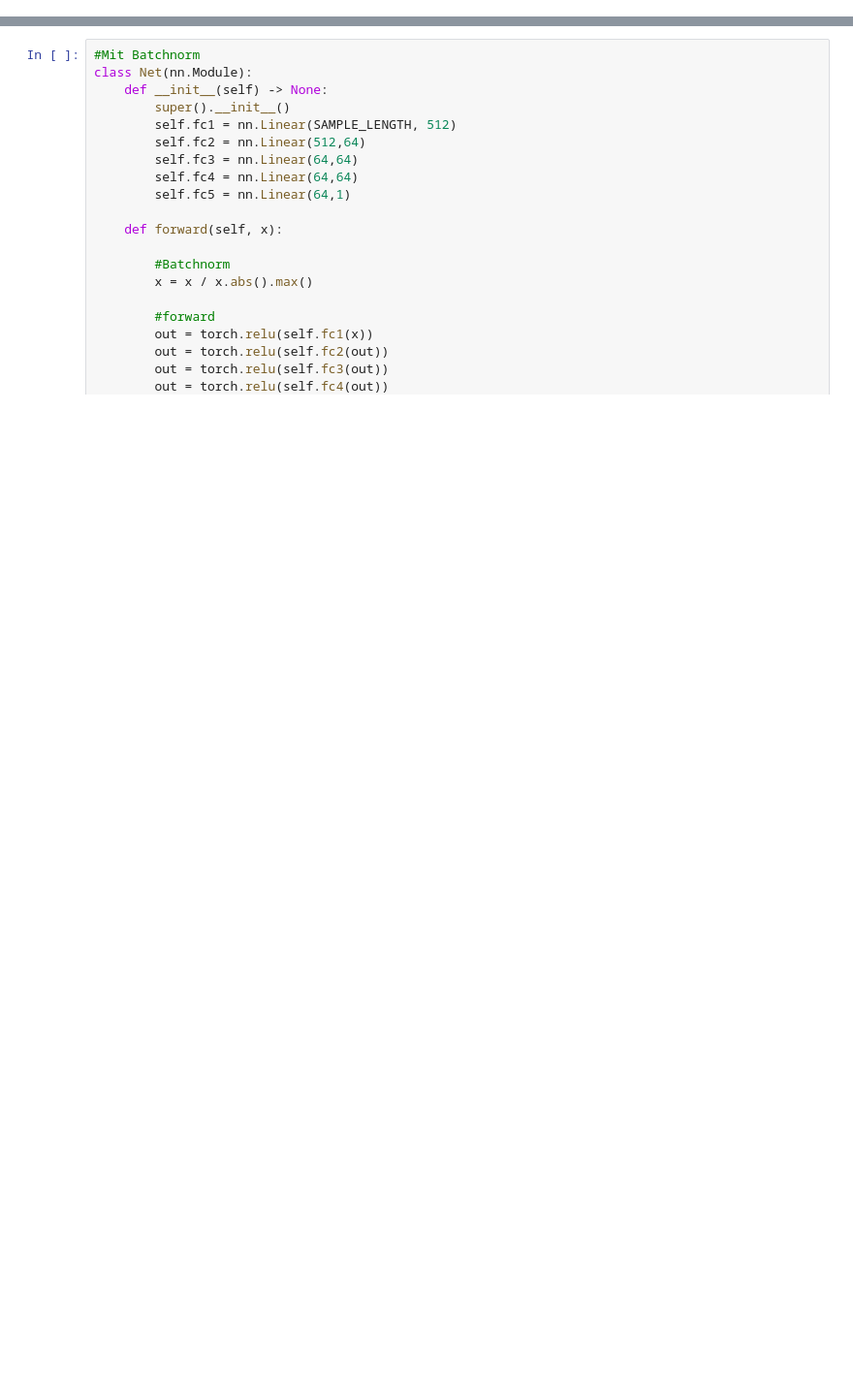
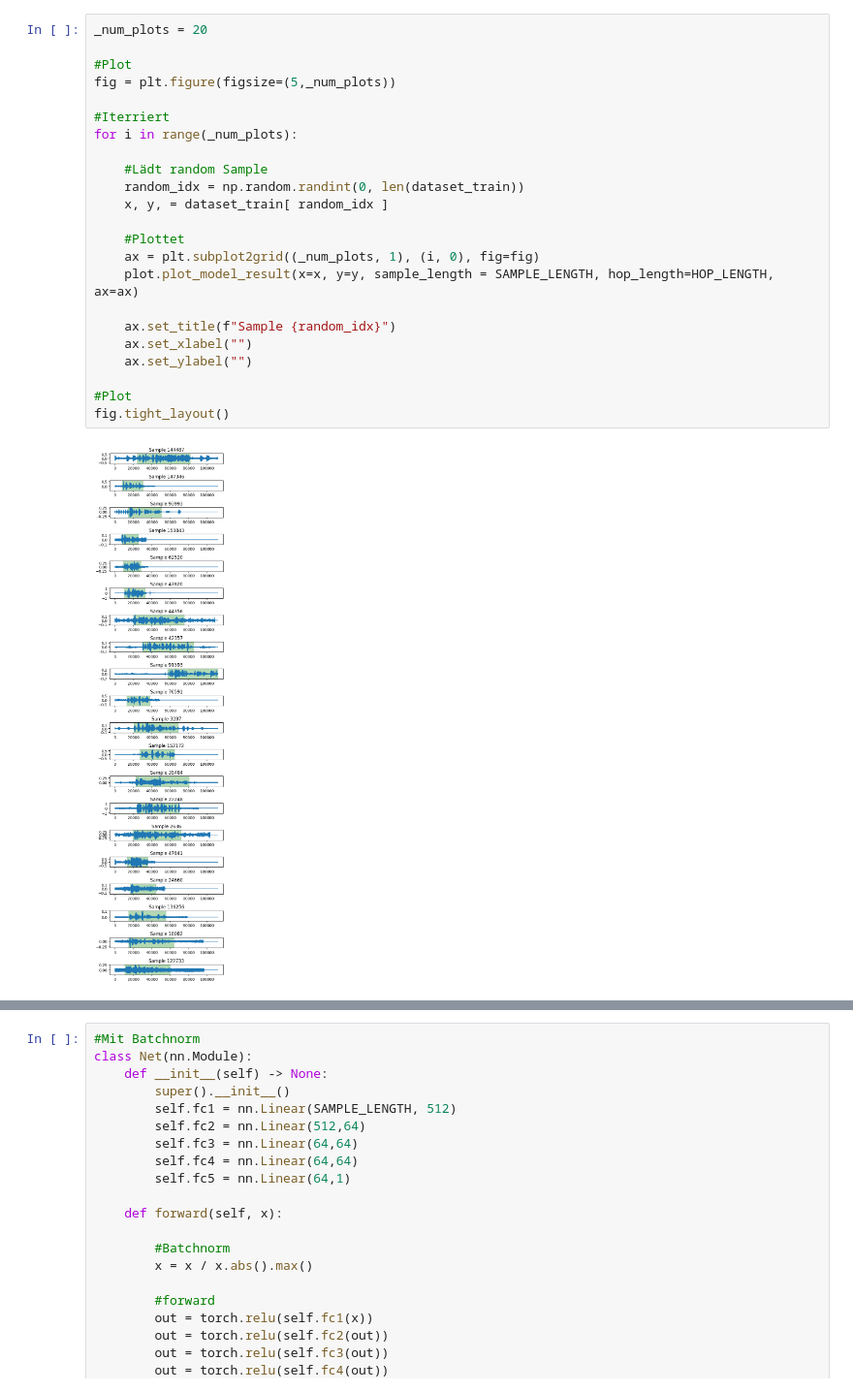
Before and after one commit to Donat24/VAD, a Jupyter notebook: Scripte/vad.ipynb, the cells around one changed output, grey strips where cells are left out. Shown at 97% size. Cells and saved outputs as stored; diff of their text form; blank space fills up the shorter version.

```diff
--- a/Scripte/vad.ipynb
+++ b/Scripte/vad.ipynb
@@ -844,0 +143,25 @@ with torch.set_grad_enabled(True):
+# %%
+_num_plots = 20
+
+#Plot
+fig = plt.figure(figsize=(5,_num_plots))
+
+#Iterriert
+for i in range(_num_plots):
+
+    #Lädt random Sample
+    random_idx = np.random.randint(0, len(dataset_train))
+    x, y, = dataset_train[ random_idx ]
+
+    #Plottet
+    ax = plt.subplot2grid((_num_plots, 1), (i, 0), fig=fig)
+    plot.plot_model_result(x=x, y=y, sample_length = SAMPLE_LENGTH, hop_length=HOP_LENGTH, ax=ax)
+
+    ax.set_title(f"Sample {random_idx}")
+    ax.set_xlabel("")
+    ax.set_ylabel("")
+
+#Plot
+fig.tight_layout()
+# %% [output]
+[figure, added]
```
Also changed, not shown: parts of 51 cells of this notebook, 20 other files.
